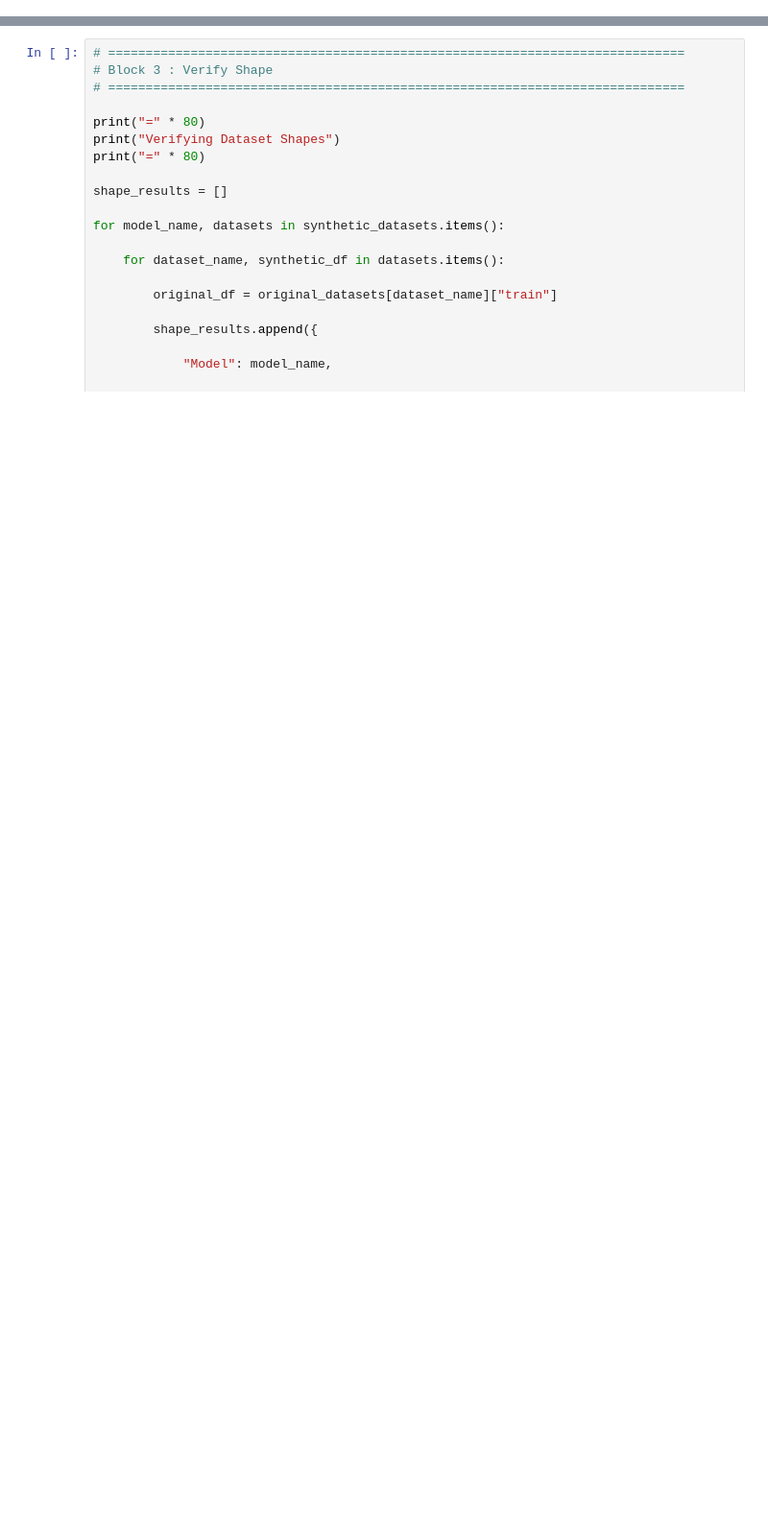
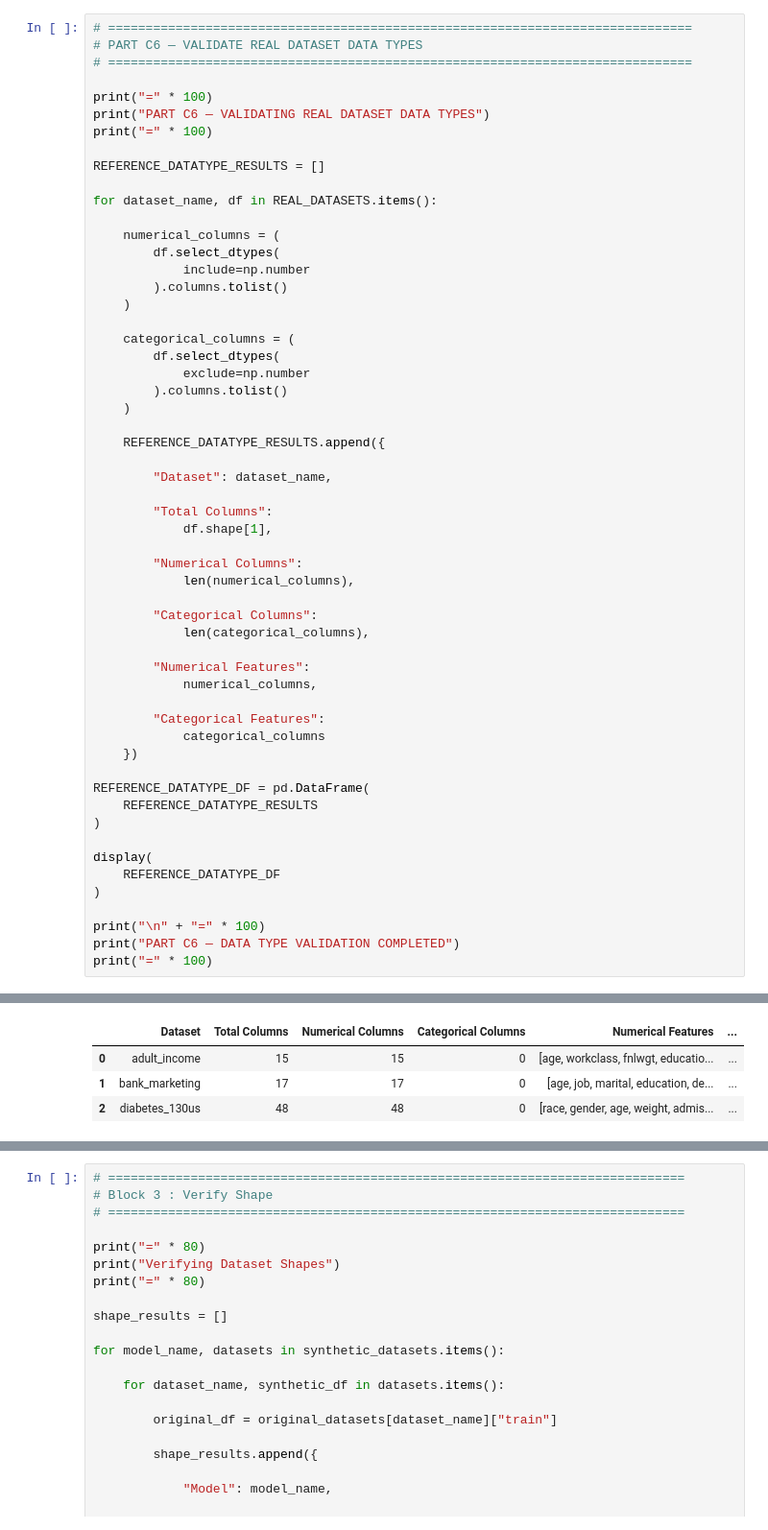
Before and after one commit to amzad-786githumb/Privacy-Preserving-Synthetic-Tabular-Data-Generation-Using-Generative-Adversarial-Networks, a Jupyter notebook: 08_Comparative_evaluation.ipynb, the cells around one changed output, grey strips where cells are left out. Shown at 96% size. Saved outputs shown, nothing was run; the diff lists cells and outputs as text; blank space fills up the shorter version.

```diff
--- a/08_Comparative_evaluation.ipynb
+++ b/08_Comparative_evaluation.ipynb
@@ -1251,0 +2402,57 @@ print("\nSynthetic datasets loaded successfully.")
+# %%
+# ==============================================================================
+# PART C6 — VALIDATE REAL DATASET DATA TYPES
+# ==============================================================================
+
+print("=" * 100)
+print("PART C6 — VALIDATING REAL DATASET DATA TYPES")
+print("=" * 100)
+
+REFERENCE_DATATYPE_RESULTS = []
+
+for dataset_name, df in REAL_DATASETS.items():
+
+    numerical_columns = (
+        df.select_dtypes(
+            include=np.number
+        ).columns.tolist()
+    )
+
+    categorical_columns = (
+        df.select_dtypes(
+            exclude=np.number
+        ).columns.tolist()
+    )
+
+    REFERENCE_DATATYPE_RESULTS.append({
+
+        "Dataset": dataset_name,
+
+        "Total Columns":
+            df.shape[1],
+
+        "Numerical Columns":
+            len(numerical_columns),
+
+        "Categorical Columns":
+            len(categorical_columns),
+
+        "Numerical Features":
+            numerical_columns,
+
+        "Categorical Features":
+            categorical_columns
+    })
+
+REFERENCE_DATATYPE_DF = pd.DataFrame(
+    REFERENCE_DATATYPE_RESULTS
+)
+
+display(
+    REFERENCE_DATATYPE_DF
+)
+
+print("\n" + "=" * 100)
+print("PART C6 — DATA TYPE VALIDATION COMPLETED")
+print("=" * 100)
+# %% [output]
@@ -1251,0 +2462,4 @@ print("\nSynthetic datasets loaded successfully.")
+|  | Dataset | Total Columns | Numerical Columns | Categorical Columns | Numerical Features | ... |
+| 0 | adult_income | 15 | 15 | 0 | [age, workclass, fnlwgt, educatio... | ... |
+| 1 | bank_marketing | 17 | 17 | 0 | [age, job, marital, education, de... | ... |
+| 2 | diabetes_130us | 48 | 48 | 0 | [race, gender, age, weight, admis... | ... |
```
Also changed, not shown: parts of 53 cells of this notebook.
